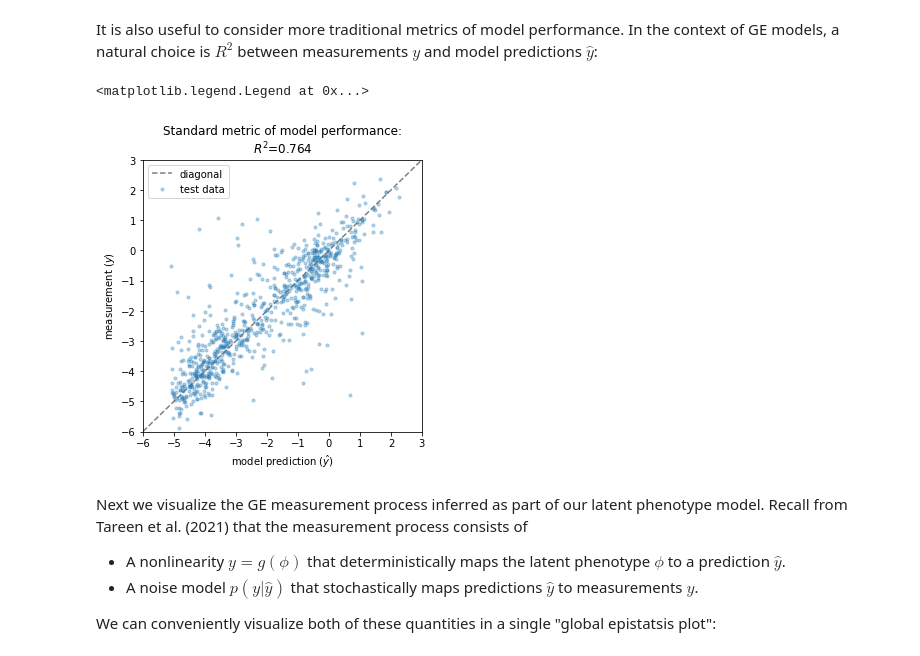
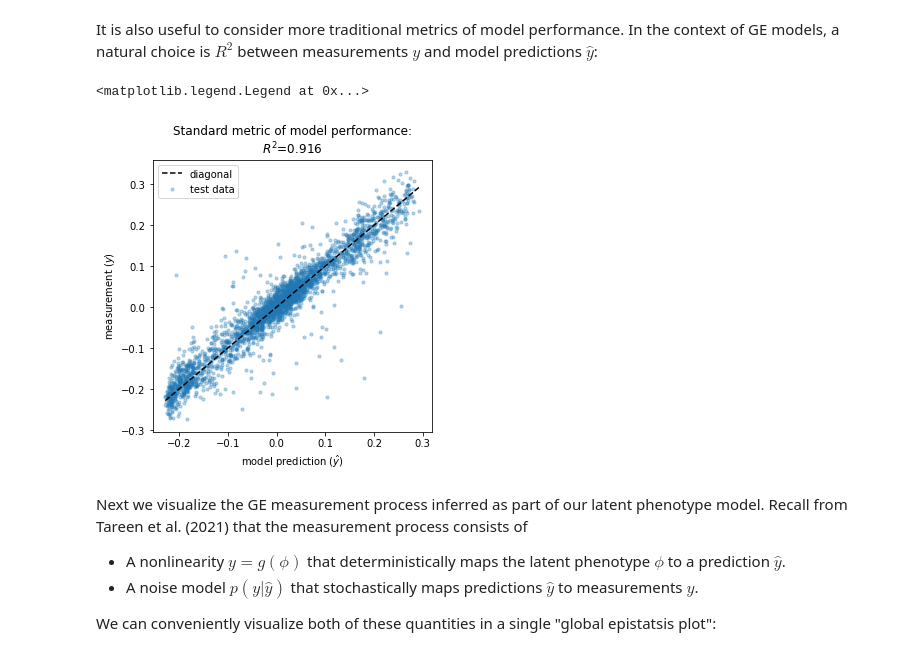
Before and after one commit to jbkinney/mavenn, a Jupyter notebook: docs/models/amyloid_additive_ge_model.ipynb, the cells around one changed output. Drawn from its saved outputs; the diff is of its cells as text; code cells hidden in the pictures.

```diff
--- a/docs/models/amyloid_additive_ge_model.ipynb
+++ b/docs/models/amyloid_additive_ge_model.ipynb
@@ -50,6 +25,11 @@ First we load and preview the built-in `'amyloid'` dataset. We also compute the
 # %%
-# Load amyloid dataset
-data_df = mavenn.load_example_dataset('amyloid')
+# Choose dataset
+# data_name = 'amyloid'
+data_name = 'tdp43'
+print(f"Loading dataset '{data_name}' ")
+
+# Load datset
+data_df = mavenn.load_example_dataset('tdp43')
 
 # Get and report sequence length
 L = len(data_df.loc[0,'x'])
@@ -160,7 +143,7 @@ test_I_pred: 1.203 +- 0.041 bits
 To save the trained model we call `model.save()`. This records our model in **two separate files**: a pickle file that defines model architecture (extension `'.pickle'`), and an H5 file that records model parameters (extension `'.h5'`).
 # %%
 # Save model to file
-model_name = 'amyloid_additive_ge'
+model_name = f'{data_name}_additive_ge'
 model.save(model_name)
 # %% [output]
 Model saved to these files:
@@ -253,32 +237,30 @@ It is also useful to consider more traditional metrics of model performance. In
 # %%
 # Create figure and axes for plotting
 fig, ax = plt.subplots(1,1,figsize=[5,5])
 
 # Get test data y values
 y_test = test_df['y']
 
 # Compute yhat on test data
 yhat_test = model.x_to_yhat(test_df['x'])
 
 # Compute R^2 between yhat_test and y_test
 Rsq = np.corrcoef(yhat_test.ravel(), test_df['y'])[0, 1]**2
 
 # Plot y_test vs. yhat_test
 ax.scatter(yhat_test, y_test, color='C0', s=10, alpha=.3,
            label='test data')
 
 # Style plot
-lim = [-6,3]
-ax.plot(lim, lim, '--', color='gray', label='diagonal', zorder=-100)
+xlim = [min(yhat_test), max(yhat_test)]
+ax.plot(xlim, xlim, '--', color='k', label='diagonal', zorder=100)
 ax.set_xlabel('model prediction ($\hat{y}$)')
 ax.set_ylabel('measurement ($y$)')
 ax.set_title(f'Standard metric of model performance:\n$R^2$={Rsq:.3}');
-ax.set_xlim(lim)
-ax.set_ylim(lim)
 ax.legend()
 # %% [output]
 <matplotlib.legend.Legend at 0x...>
-[figure, old version]
+[figure, new version]
 # %% [markdown]
 Next we visualize the GE measurement process inferred as part of our latent phenotype model. Recall from Tareen et al. (2021) that the measurement process consists of
 
```
Also changed, not shown: parts of 16 cells of this notebook, 11 other files.
